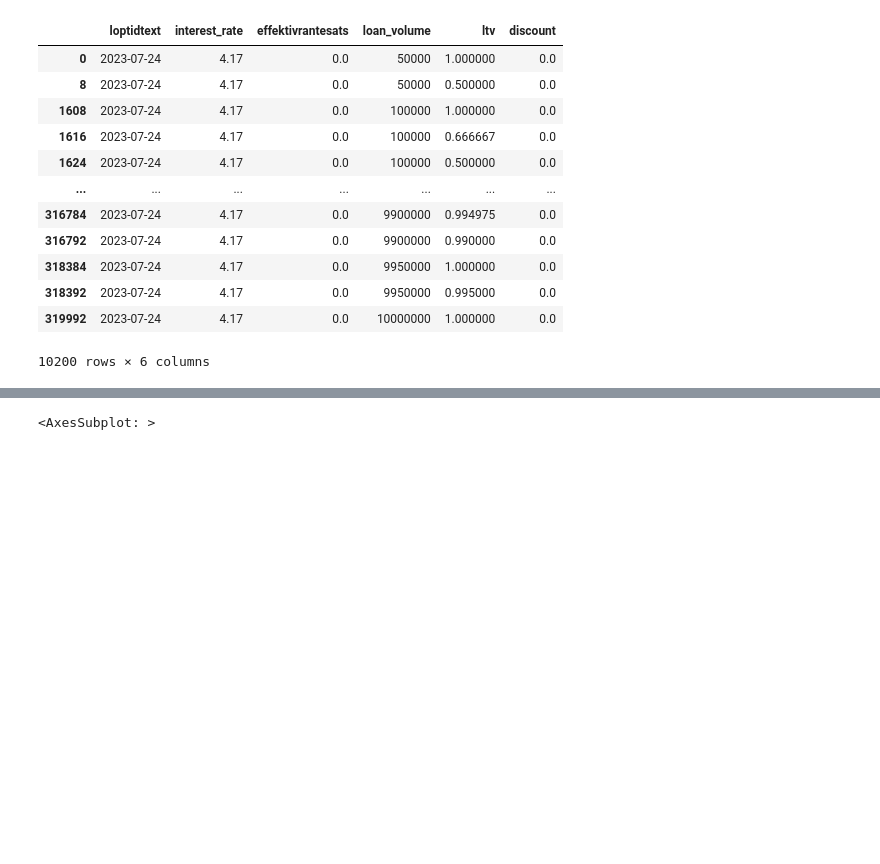
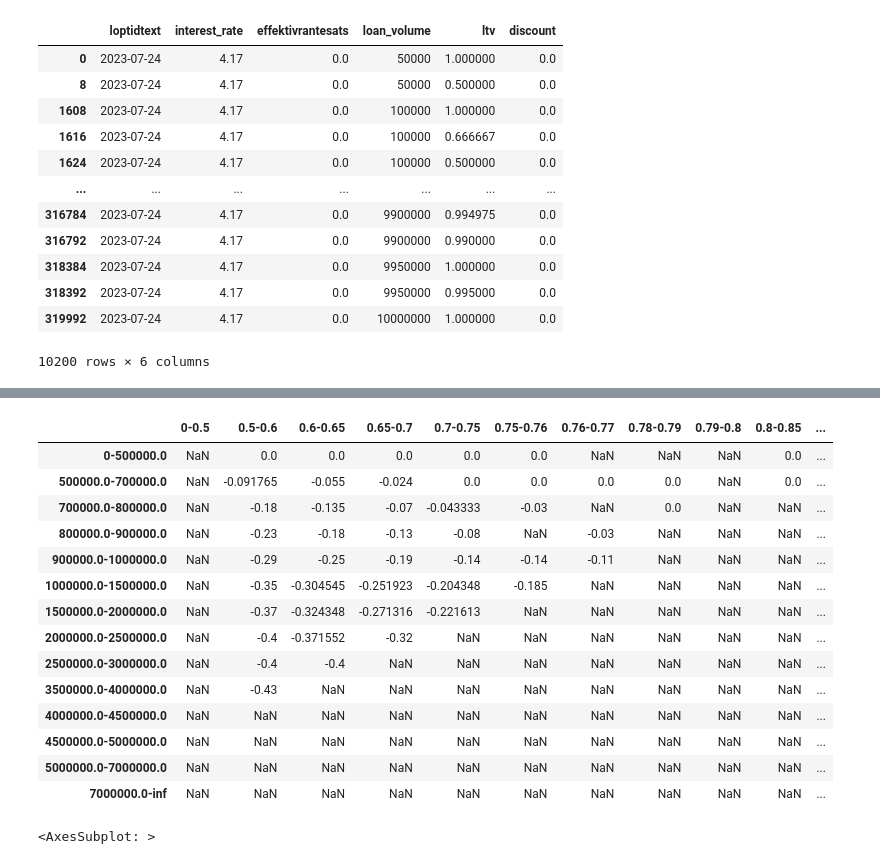
Before and after one commit to Expan75/mortgage-scraper, a Jupyter notebook: notebooks/sbab_eda.ipynb, the cells around one changed output, grey strips where cells are left out. Drawn from its saved outputs; the diff is of its cells as text; code cells hidden in the pictures; blank space fills up the shorter version.

```diff
--- a/notebooks/sbab_eda.ipynb
+++ b/notebooks/sbab_eda.ipynb
@@ -171,6 +207,7 @@ three_month_discount_df = pd.DataFrame(index=rows, columns=cols)
 # %%
 # Fill discount matrix for the selected bins and visualise as heatmap (pricing surface)
 i, j = three_month_discount_df.shape
+
 
 def parse_bin(param_bin: str) -> Tuple[float, float]:
     return tuple([float(v) for v in param_bin.split("-")])
@@ -188,5 +225,6 @@ for i in range(i):
         vol_mask2 = three_month_df.loan_volume < loan_stop
 
         mask = (ltv_mask1 & ltv_mask2 & vol_mask1 & vol_mask2)
+        discounts_in_bin = three_month_df.loc[mask]["discount"]
 
-        three_month_discount_df.at[rows[i], cols[j]] = three_month_df.loc[mask]["discount"].max()
+        three_month_discount_df.at[rows[i], cols[j]] = three_month_df.loc[mask]["discount"]
@@ -193,3 +249,21 @@ for i in range(i):
+# %%
+three_month_discount_df
+# %% [output]
+|  | 0-0.5 | 0.5-0.6 | 0.6-0.65 | 0.65-0.7 | 0.7-0.75 | 0.75-0.76 | 0.76-0.77 | 0.78-0.79 | 0.79-0.8 | 0.8-0.85 | ... |
+| 0-500000.0 | NaN | 0.0 | 0.0 | 0.0 | 0.0 | 0.0 | NaN | NaN | NaN | 0.0 | ... |
+| 500000.0-700000.0 | NaN | -0.091765 | -0.055 | -0.024 | 0.0 | 0.0 | 0.0 | 0.0 | NaN | 0.0 | ... |
+| 700000.0-800000.0 | NaN | -0.18 | -0.135 | -0.07 | -0.043333 | -0.03 | NaN | 0.0 | NaN | NaN | ... |
+| 800000.0-900000.0 | NaN | -0.23 | -0.18 | -0.13 | -0.08 | NaN | -0.03 | NaN | NaN | NaN | ... |
+| 900000.0-1000000.0 | NaN | -0.29 | -0.25 | -0.19 | -0.14 | -0.14 | -0.11 | NaN | NaN | NaN | ... |
+| 1000000.0-1500000.0 | NaN | -0.35 | -0.304545 | -0.251923 | -0.204348 | -0.185 | NaN | NaN | NaN | NaN | ... |
+| 1500000.0-2000000.0 | NaN | -0.37 | -0.324348 | -0.271316 | -0.221613 | NaN | NaN | NaN | NaN | NaN | ... |
+| 2000000.0-2500000.0 | NaN | -0.4 | -0.371552 | -0.32 | NaN | NaN | NaN | NaN | NaN | NaN | ... |
+| 2500000.0-3000000.0 | NaN | -0.4 | -0.4 | NaN | NaN | NaN | NaN | NaN | NaN | NaN | ... |
+| 3500000.0-4000000.0 | NaN | -0.43 | NaN | NaN | NaN | NaN | NaN | NaN | NaN | NaN | ... |
+| 4000000.0-4500000.0 | NaN | NaN | NaN | NaN | NaN | NaN | NaN | NaN | NaN | NaN | ... |
+| 4500000.0-5000000.0 | NaN | NaN | NaN | NaN | NaN | NaN | NaN | NaN | NaN | NaN | ... |
+| 5000000.0-7000000.0 | NaN | NaN | NaN | NaN | NaN | NaN | NaN | NaN | NaN | NaN | ... |
+| 7000000.0-inf | NaN | NaN | NaN | NaN | NaN | NaN | NaN | NaN | NaN | NaN | ... |
 # %%
 # output as pricing surface
 plt.figure(figsize = (22,16))
```
Also changed, not shown: parts of 4 cells of this notebook, 4 other files.
